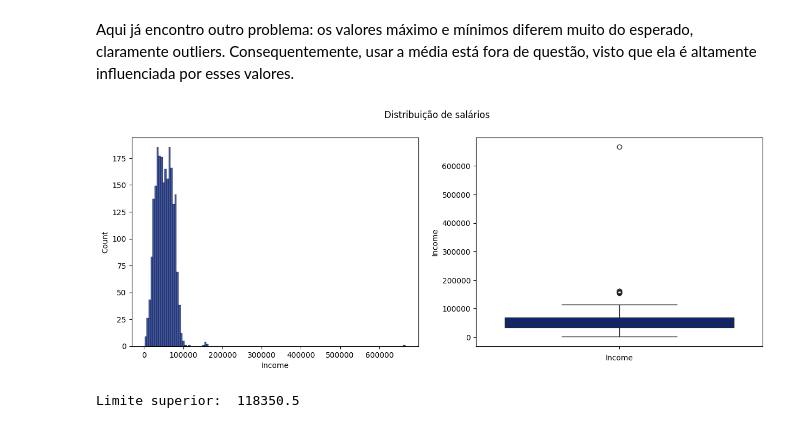
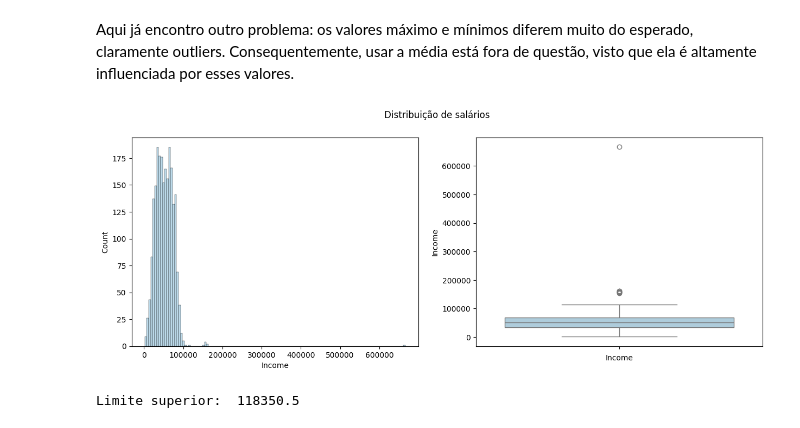
Before and after one commit to victoriaprestes/ifood-data-analyst-case, a Jupyter notebook: iFood_Data_Analyst_Case_An_Exploratory_Analysis.ipynb, the cells around one changed output. Saved outputs shown, nothing was run; the diff lists cells and outputs as text; code cells hidden in the pictures.

```diff
--- a/iFood_Data_Analyst_Case_An_Exploratory_Analysis.ipynb
+++ b/iFood_Data_Analyst_Case_An_Exploratory_Analysis.ipynb
@@ -62,15 +68,14 @@ Aqui já encontro outro problema: os valores máximo e mínimos diferem muito do
 Consequentemente, usar a média está fora de questão, visto que ela é altamente influenciada por esses valores.
 # %%
 #Verificando a distribuição dos dados
-sns.set_palette('dark')
 fig, ax = plt.subplots(1,2, figsize=(15,5))
 sns.histplot(data=ifood_df, x='Income',fill=True, ax=ax[0])
 sns.boxplot(data=ifood_df['Income'],  ax=ax[1])
 plt.xlabel('Income')
 plt.suptitle('Distribuição de salários')
 plt.show()
 # %% [output]
-[figure, old version]
+[figure, new version]
 # %%
 def upper_limits(df, var):
     q1 = df[var].quantile(0.25)
```
Also changed, not shown: parts of 46 cells of this notebook.
